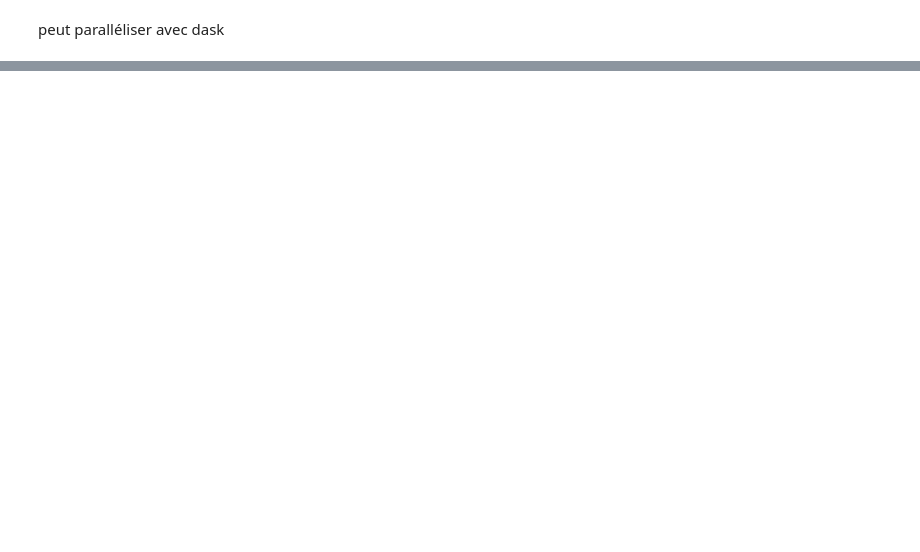
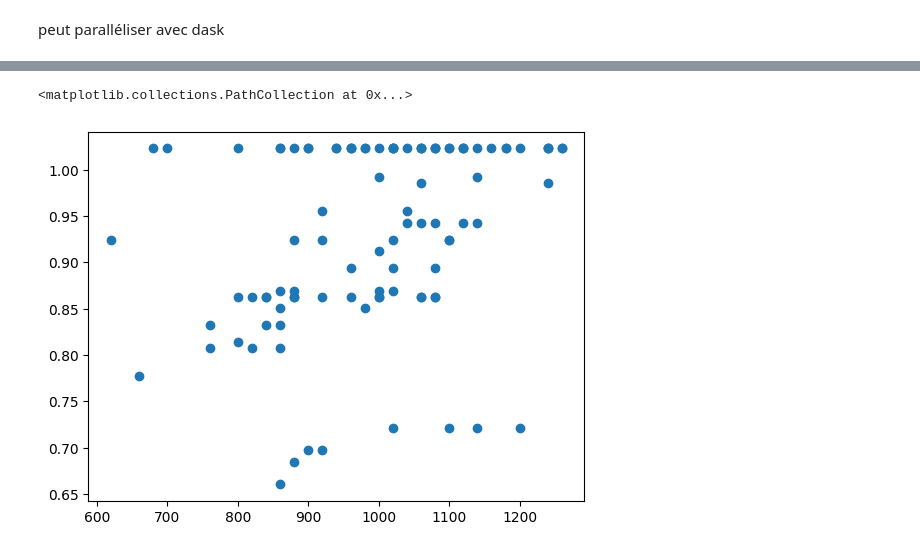
Before and after one commit to KrValentin/stats_descriptive_project, a Jupyter notebook: notebooks/Felix001.ipynb, the cells around one changed output, grey strips where cells are left out. Drawn from its saved outputs; the diff is of its cells as text; code cells hidden in the pictures; blank space fills up the shorter version.

```diff
--- a/notebooks/Felix001.ipynb
+++ b/notebooks/Felix001.ipynb
@@ -217,2 +262,7 @@ for i in range (0,990,10):
+# %%
+plt.scatter(duree11,EGT_mean_monte1)
+# %% [output]
+<matplotlib.collections.PathCollection at 0x...>
+[figure, added]
 # %%
 plt.scatter(duree11,EGT_max_monte1)
```
Also changed, not shown: parts of 22 cells of this notebook, 4 other files.
